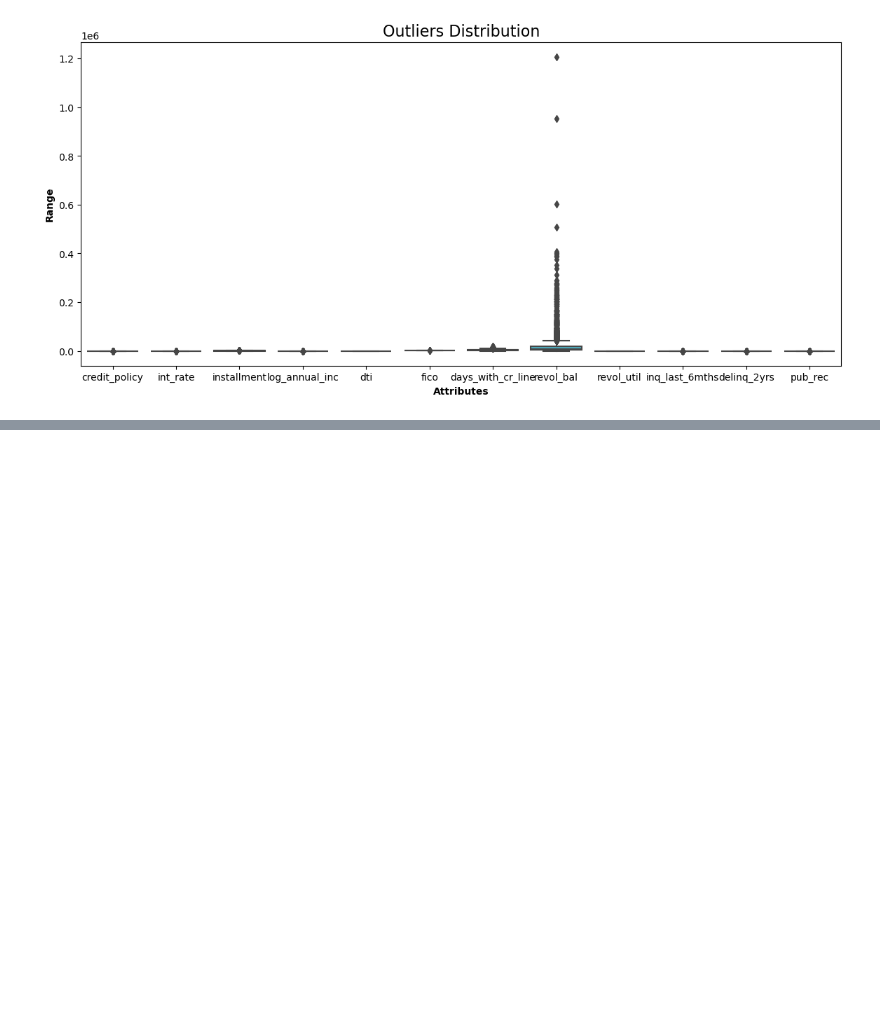
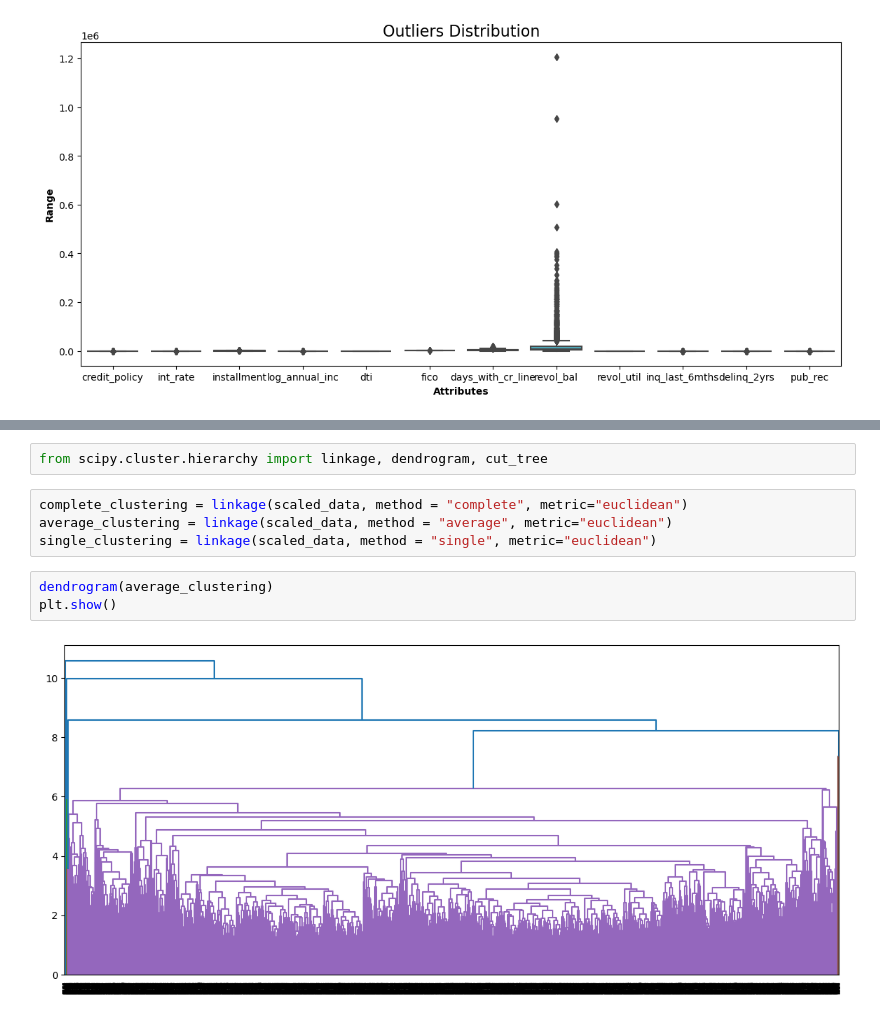
Before and after one commit to johnloane/sd4_dav_24, a Jupyter notebook: clustering_early.ipynb, the cells around one changed output, grey strips where cells are left out. Drawn from its saved outputs; the diff is of its cells as text; blank space fills up the shorter version.

```diff
--- a/clustering_early.ipynb
+++ b/clustering_early.ipynb
@@ -264,0 +291,11 @@ show_boxplot(cleaned_data)
+# %%
+from scipy.cluster.hierarchy import linkage, dendrogram, cut_tree
+# %%
+complete_clustering = linkage(scaled_data, method = "complete", metric="euclidean")
+average_clustering = linkage(scaled_data, method = "average", metric="euclidean")
+single_clustering = linkage(scaled_data, method = "single", metric="euclidean")
+# %%
+dendrogram(average_clustering)
+plt.show()
+# %% [output]
+[figure, added]
```
Also changed, not shown: parts of 18 cells of this notebook, 2 other files.
